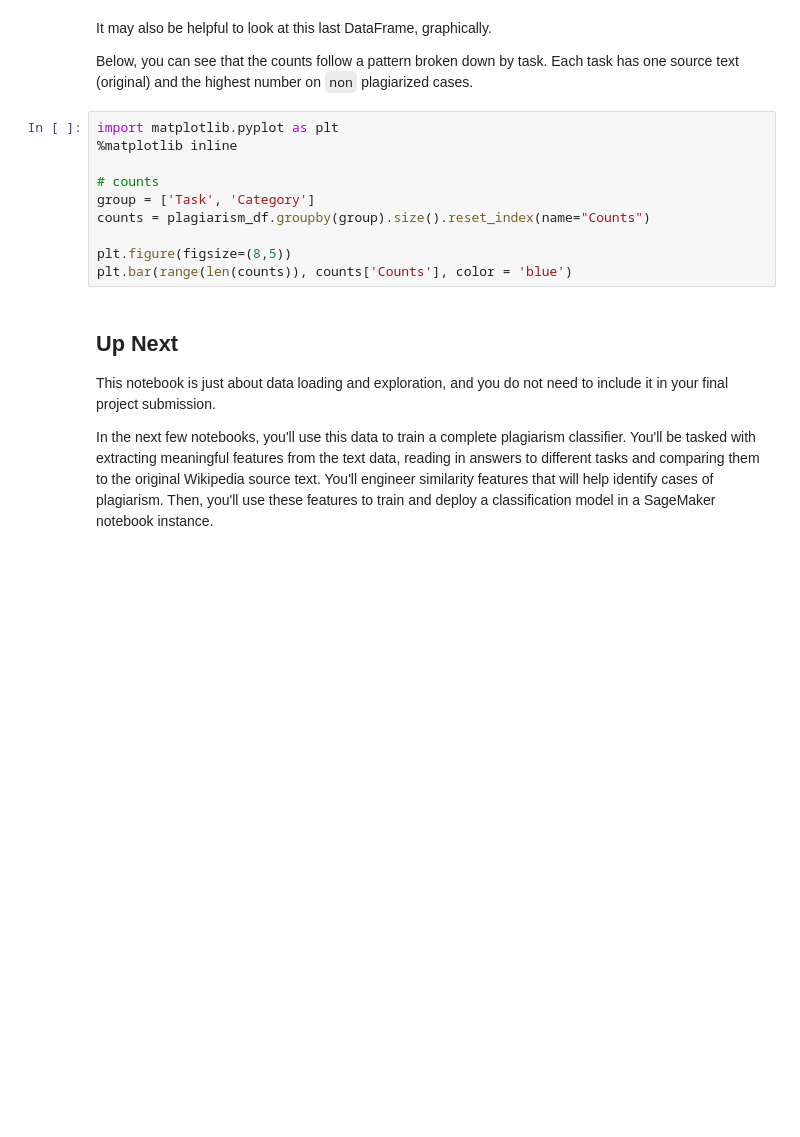
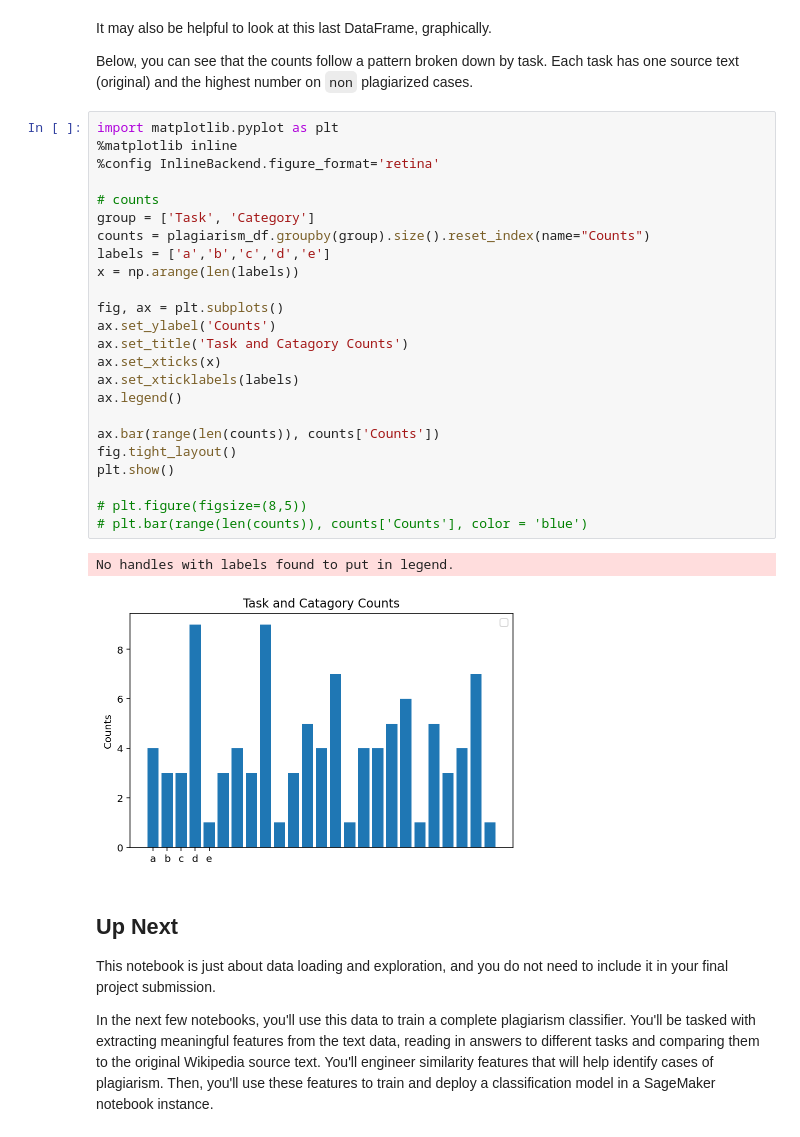
Before and after one commit to justinbellucci/ML-Sagemaker-Studies, a Jupyter notebook: Project_Plagiarism_Detection/1_Data_Exploration.ipynb, the cells around one changed output. Cells and saved outputs as stored; diff of their text form; blank space fills up the shorter version.

```diff
--- a/Project_Plagiarism_Detection/1_Data_Exploration.ipynb
+++ b/Project_Plagiarism_Detection/1_Data_Exploration.ipynb
@@ -102,13 +169,30 @@ Below, you can see that the counts follow a pattern broken down by task. Each ta
 # %%
 import matplotlib.pyplot as plt
 %matplotlib inline
+%config InlineBackend.figure_format='retina'
 
 # counts
 group = ['Task', 'Category']
 counts = plagiarism_df.groupby(group).size().reset_index(name="Counts")
+labels = ['a','b','c','d','e']
+x = np.arange(len(labels))
 
-plt.figure(figsize=(8,5))
-plt.bar(range(len(counts)), counts['Counts'], color = 'blue')
+fig, ax = plt.subplots()
+ax.set_ylabel('Counts')
+ax.set_title('Task and Catagory Counts')
+ax.set_xticks(x)
+ax.set_xticklabels(labels)
+ax.legend()
+
+ax.bar(range(len(counts)), counts['Counts'])
+fig.tight_layout()
+plt.show()
+
+# plt.figure(figsize=(8,5))
+# plt.bar(range(len(counts)), counts['Counts'], color = 'blue')
+# %% [output]
+No handles with labels found to put in legend.
+[figure, added]
 # %% [markdown]
 ## Up Next
 
```
Also changed, not shown: parts of 4 cells of this notebook, 1 other file.
